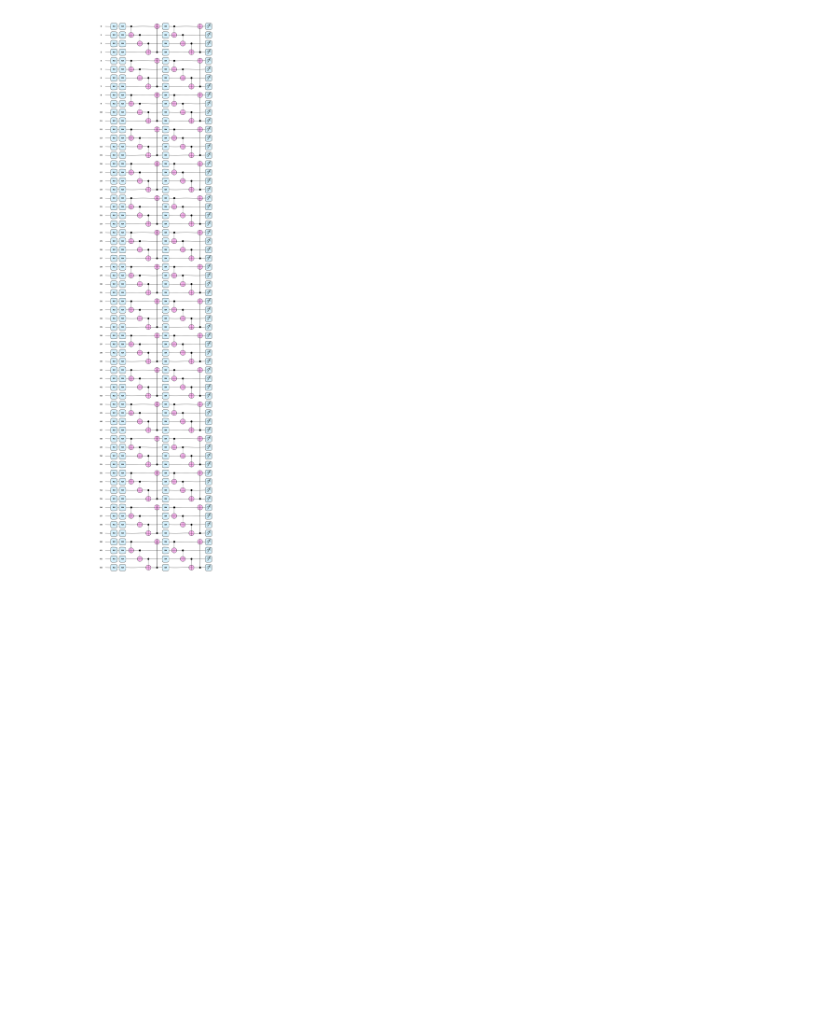
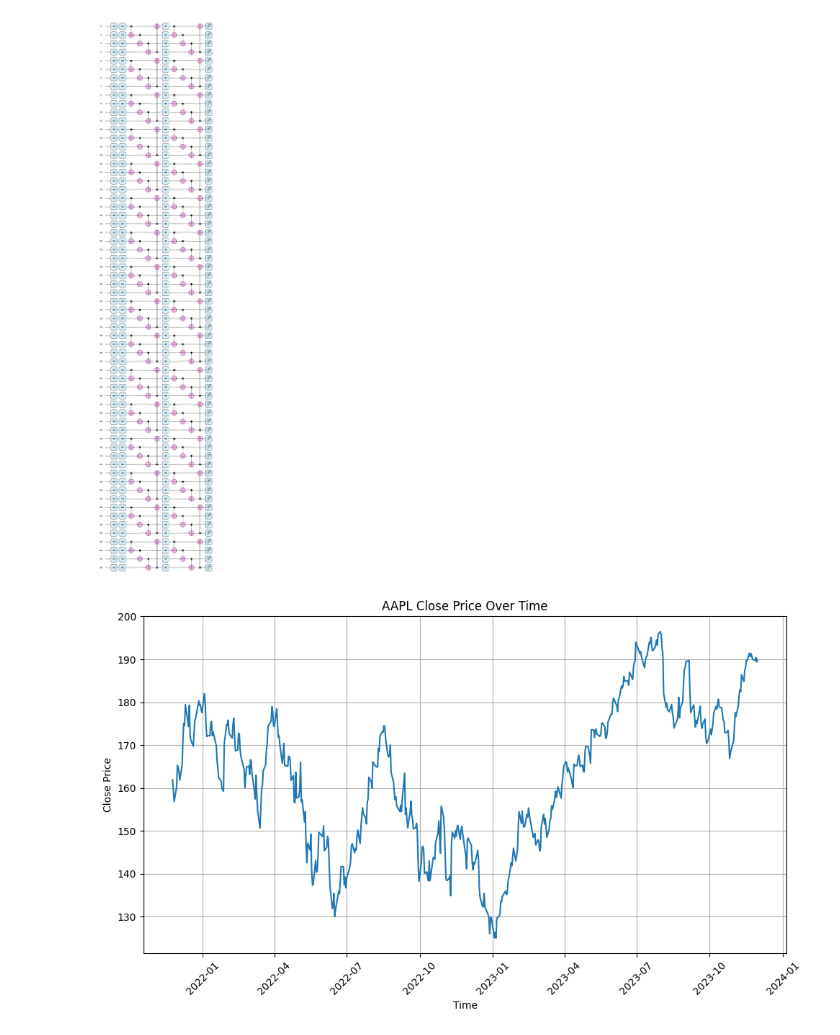
Before and after one commit to Hajuj/Quantum-Machine-Learning-for-Stock-Market-Prediction, a Jupyter notebook: src/notebooks/plot_circuit.ipynb, the cells around one changed output. Drawn from its saved outputs; the diff is of its cells as text; code cells hidden in the pictures; blank space fills up the shorter version.

```diff
--- a/src/notebooks/plot_circuit.ipynb
+++ b/src/notebooks/plot_circuit.ipynb
@@ -107,3 +107,25 @@ qml.draw_mpl(circuit, style="pennylane", expansion_strategy='device')(inputs, we
 # %% [output]
 (<Figure size 1400x6500 with 1 Axes>, <Axes: >)
 [figure]
+# %%
+import pandas as pd
+import matplotlib.pyplot as plt
+
+# Load the CSV file
+df = pd.read_csv('../datasets/stock_data/AAPL.csv')  # Replace 'path_to_your_file.csv' with the actual path to your CSV file
+
+# Ensure the 'Time' column is in a datetime format if it's not already
+df['Time'] = pd.to_datetime(df['Time'])
+
+# Plotting
+plt.figure(figsize=(10, 6))  # Adjust the figure size as needed
+plt.plot(df['Time'], df['Close'])  # 'marker' is optional, it shows each data point as an 'o'
+plt.title('AAPL Close Price Over Time')
+plt.xlabel('Time')
+plt.ylabel('Close Price')
+plt.xticks(rotation=45)  # Rotates the x-axis labels to make them more readable
+plt.grid(True)
+plt.tight_layout()  # Adjusts subplot params so that the subplot(s) fits in to the figure area
+plt.savefig('actual_data.png')  # Save the plot to a file
+# %% [output]
+[figure, added]
```
Also changed, not shown: 4 other files.
